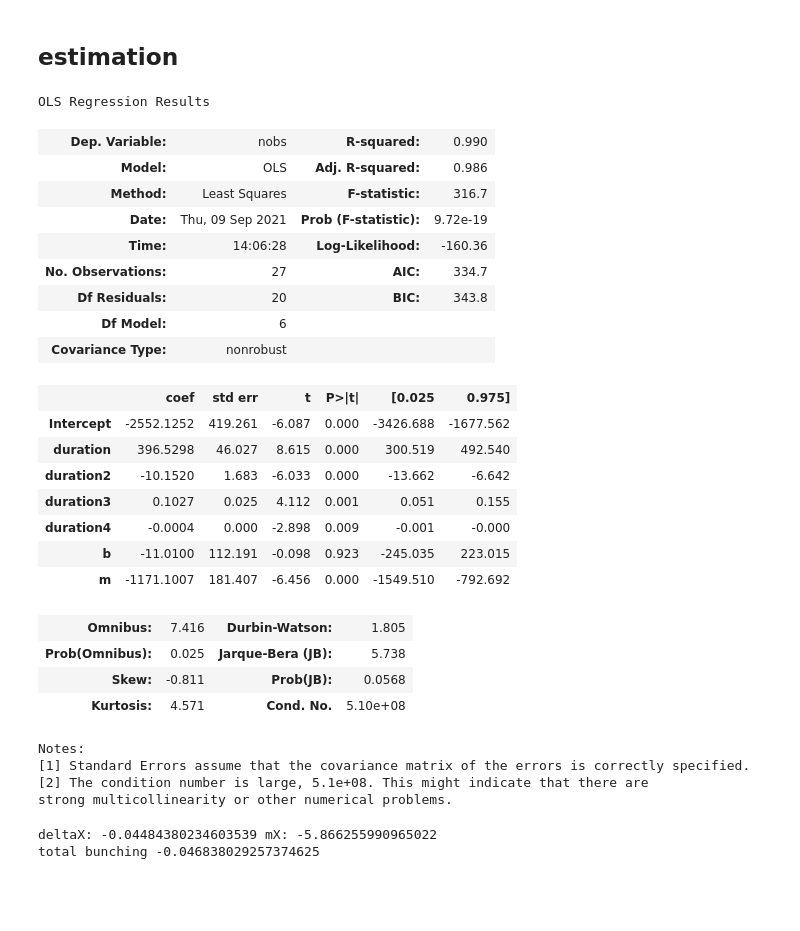
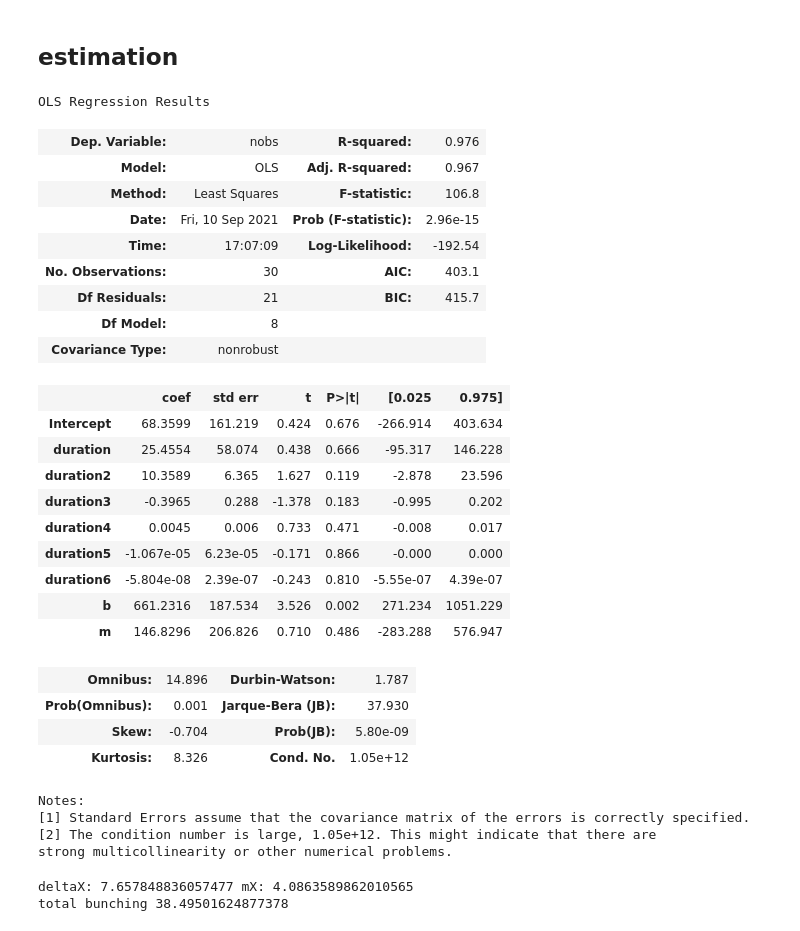
Before and after one commit to paulaleoni/delhi_outages, a Jupyter notebook: src/bunching.ipynb, the cells around one changed output. Saved outputs shown, nothing was run; the diff lists cells and outputs as text; code cells hidden in the pictures; blank space fills up the shorter version.

```diff
--- a/src/bunching.ipynb
+++ b/src/bunching.ipynb
@@ -25,16 +25,18 @@ phi120 = 100
 wd = Path.cwd()
 file = 'stata/Outages_{period}.dta'
 data = pd.read_stata(wd.parent/file)
-print(data.columns)
+#print(data.columns)
 
 # keep relevant columns
 data = data[['date', 'duration_minutes', 'discom', 'planned']]
+data['year'] = data.apply(lambda row: row.date.year, axis=1)
+
+# keep year 2019
+data = data[data.apply(lambda row: row.date.year == 2019, axis=1)]
 
 # keep only unplanned
 data = data.loc[data.planned != 'planned',]
 
-# keep year 2019
-data = data[data.apply(lambda row: row.date.year == 2019, axis=1)]
 
 # keep one firm
 #data = data.loc[data.discom == 'tata',]
@@ -81,49 +76,52 @@ axs[1].set_xlim(0,xmax)
 # %%
 # bunching at x = 60
 bsize = 3
-ex_reg = 3
-z_lower60 = 60 - ex_reg * bsize
-missing60 = 60 + bsize*26
+ex_reg = 5
+z = 60
+z_lower60 = z - ex_reg * bsize
+missing60 = z + ex_reg * bsize
 
-bunch60 = tools.bunching(data.duration_minutes, bsize = bsize, xmax= 90, xmin= 10, z_upper= 60, z_lower= z_lower60, missing = missing60, ex_reg= ex_reg, poly_dgr=4 )
-
+bunch60 = tools.bunching(data.duration_minutes, bsize = bsize, xmax= 90, xmin= 0, z_upper= z, z_lower= z_lower60, missing = missing60, ex_reg= ex_reg, poly_dgr=6)
+#print(bunch60.df_count())
 
 display(bunch60.estimation_res())
 
 print('deltaX:', bunch60.get_deltaX(), 'mX:', bunch60.get_mX())
 
 pred60 = bunch60.prediction()
 
 print('total bunching',bunch60.total_bunch())
 # %% [output]
 OLS Regression Results
-| Dep. Variable: | nobs | R-squared: | 0.990 |
-| Model: | OLS | Adj. R-squared: | 0.986 |
-| Method: | Least Squares | F-statistic: | 316.7 |
-| Date: | Thu, 09 Sep 2021 | Prob (F-statistic): | 9.72e-19 |
-| Time: | 14:06:28 | Log-Likelihood: | -160.36 |
-| No. Observations: | 27 | AIC: | 334.7 |
-| Df Residuals: | 20 | BIC: | 343.8 |
-| Df Model: | 6 |  |  |
+| Dep. Variable: | nobs | R-squared: | 0.976 |
+| Model: | OLS | Adj. R-squared: | 0.967 |
+| Method: | Least Squares | F-statistic: | 106.8 |
+| Date: | Fri, 10 Sep 2021 | Prob (F-statistic): | 2.96e-15 |
+| Time: | 17:07:09 | Log-Likelihood: | -192.54 |
+| No. Observations: | 30 | AIC: | 403.1 |
+| Df Residuals: | 21 | BIC: | 415.7 |
+| Df Model: | 8 |  |  |
 | Covariance Type: | nonrobust |  |  |
 |  | coef | std err | t | P>|t| | [0.025 | 0.975] |
-| Intercept | -2552.1252 | 419.261 | -6.087 | 0.000 | -3426.688 | -1677.562 |
-| duration | 396.5298 | 46.027 | 8.615 | 0.000 | 300.519 | 492.540 |
-| duration2 | -10.1520 | 1.683 | -6.033 | 0.000 | -13.662 | -6.642 |
-| duration3 | 0.1027 | 0.025 | 4.112 | 0.001 | 0.051 | 0.155 |
-| duration4 | -0.0004 | 0.000 | -2.898 | 0.009 | -0.001 | -0.000 |
-| b | -11.0100 | 112.191 | -0.098 | 0.923 | -245.035 | 223.015 |
-| m | -1171.1007 | 181.407 | -6.456 | 0.000 | -1549.510 | -792.692 |
+| Intercept | 68.3599 | 161.219 | 0.424 | 0.676 | -266.914 | 403.634 |
+| duration | 25.4554 | 58.074 | 0.438 | 0.666 | -95.317 | 146.228 |
+| duration2 | 10.3589 | 6.365 | 1.627 | 0.119 | -2.878 | 23.596 |
+| duration3 | -0.3965 | 0.288 | -1.378 | 0.183 | -0.995 | 0.202 |
+| duration4 | 0.0045 | 0.006 | 0.733 | 0.471 | -0.008 | 0.017 |
+| duration5 | -1.067e-05 | 6.23e-05 | -0.171 | 0.866 | -0.000 | 0.000 |
+| duration6 | -5.804e-08 | 2.39e-07 | -0.243 | 0.810 | -5.55e-07 | 4.39e-07 |
+| b | 661.2316 | 187.534 | 3.526 | 0.002 | 271.234 | 1051.229 |
+| m | 146.8296 | 206.826 | 0.710 | 0.486 | -283.288 | 576.947 |
-| Omnibus: | 7.416 | Durbin-Watson: | 1.805 |
-| Prob(Omnibus): | 0.025 | Jarque-Bera (JB): | 5.738 |
-| Skew: | -0.811 | Prob(JB): | 0.0568 |
-| Kurtosis: | 4.571 | Cond. No. | 5.10e+08 |
+| Omnibus: | 14.896 | Durbin-Watson: | 1.787 |
+| Prob(Omnibus): | 0.001 | Jarque-Bera (JB): | 37.930 |
+| Skew: | -0.704 | Prob(JB): | 5.80e-09 |
+| Kurtosis: | 8.326 | Cond. No. | 1.05e+12 |
 Notes:
 [1] Standard Errors assume that the covariance matrix of the errors is correctly specified.
-[2] The condition number is large, 5.1e+08. This might indicate that there are
+[2] The condition number is large, 1.05e+12. This might indicate that there are
 strong multicollinearity or other numerical problems.
-deltaX: -0.04484380234603539 mX: -5.866255990965022
-total bunching -0.046838029257374625
+deltaX: 7.657848836057477 mX: 4.0863589862010565
+total bunching 38.49501624877378
 # %%
 # bunching at x = 120
 bsize = 3
```
Also changed, not shown: parts of 6 cells of this notebook.
